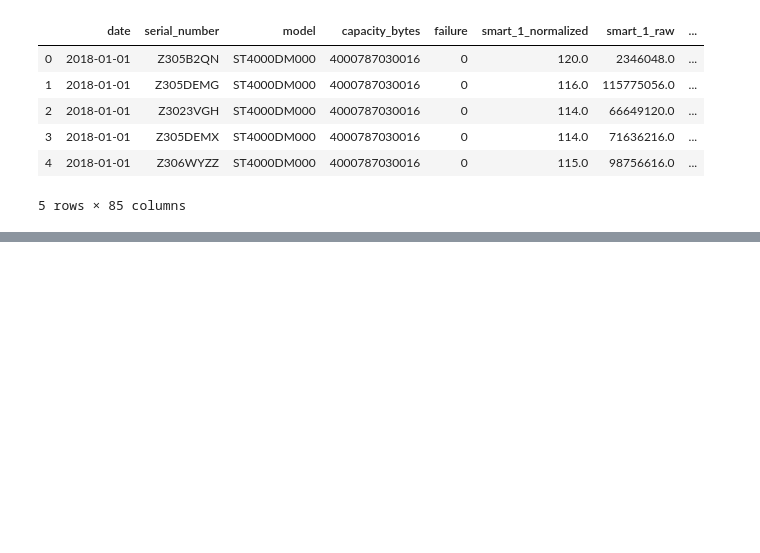
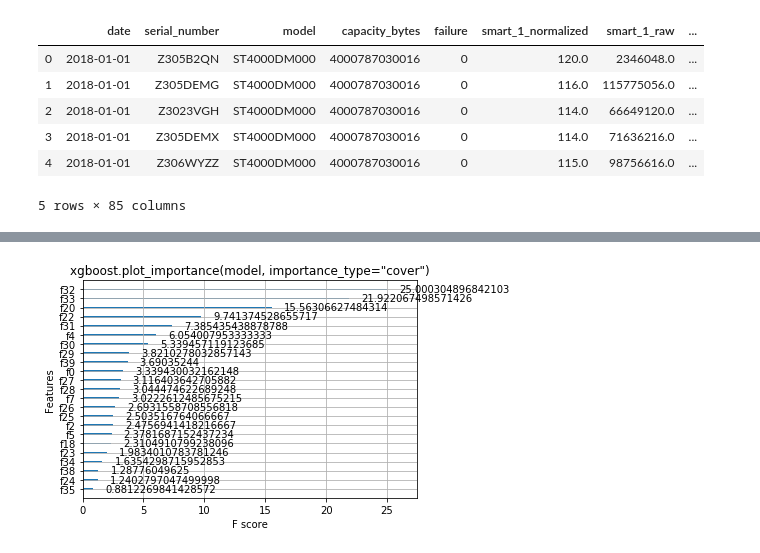
Before and after one commit to Oliverped/predicting_hard_drive_failures, a Jupyter notebook: xgboost.ipynb, the cells around one changed output, grey strips where cells are left out. Saved outputs shown, nothing was run; the diff lists cells and outputs as text; code cells hidden in the pictures; blank space fills up the shorter version.

```diff
--- a/xgboost.ipynb
+++ b/xgboost.ipynb
@@ -120,4 +144,6 @@ plt.show()
 # %%
-xgb.plot_importance(clf, importance_type="cover")
+xgb.plot_importance(clf, importance_type="gain")
 plt.title('xgboost.plot_importance(model, importance_type="cover")')
 plt.show()
+# %% [output]
+[figure, added]
```
Also changed, not shown: parts of 11 cells of this notebook.
